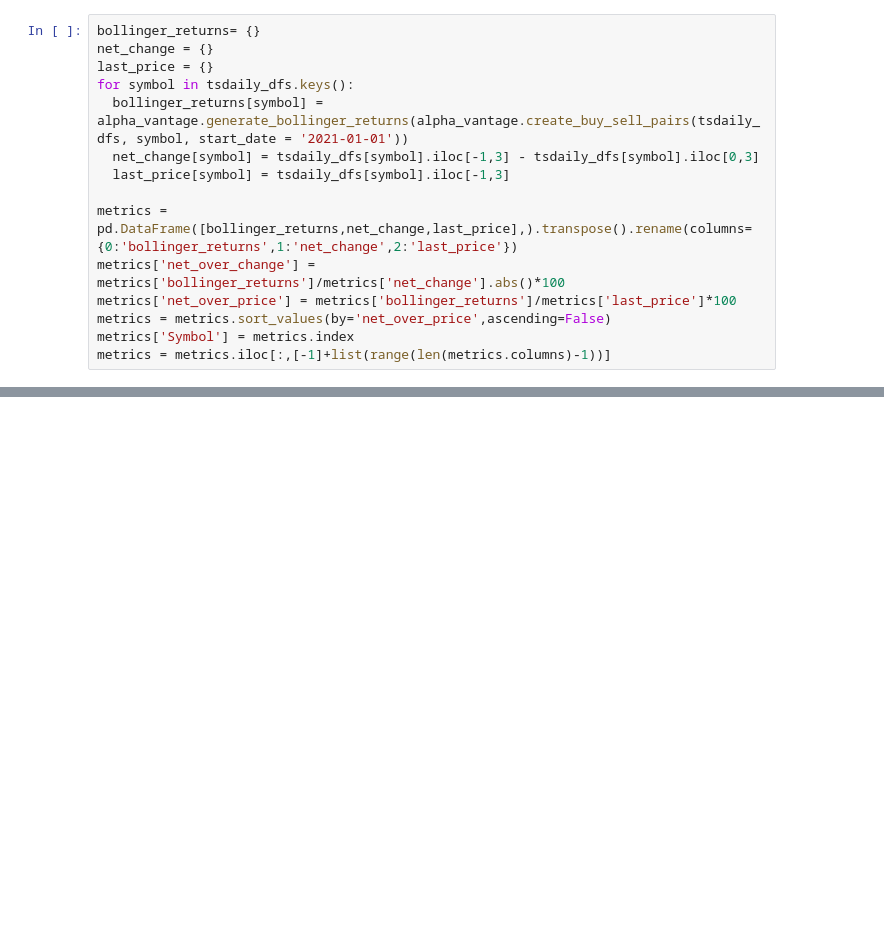
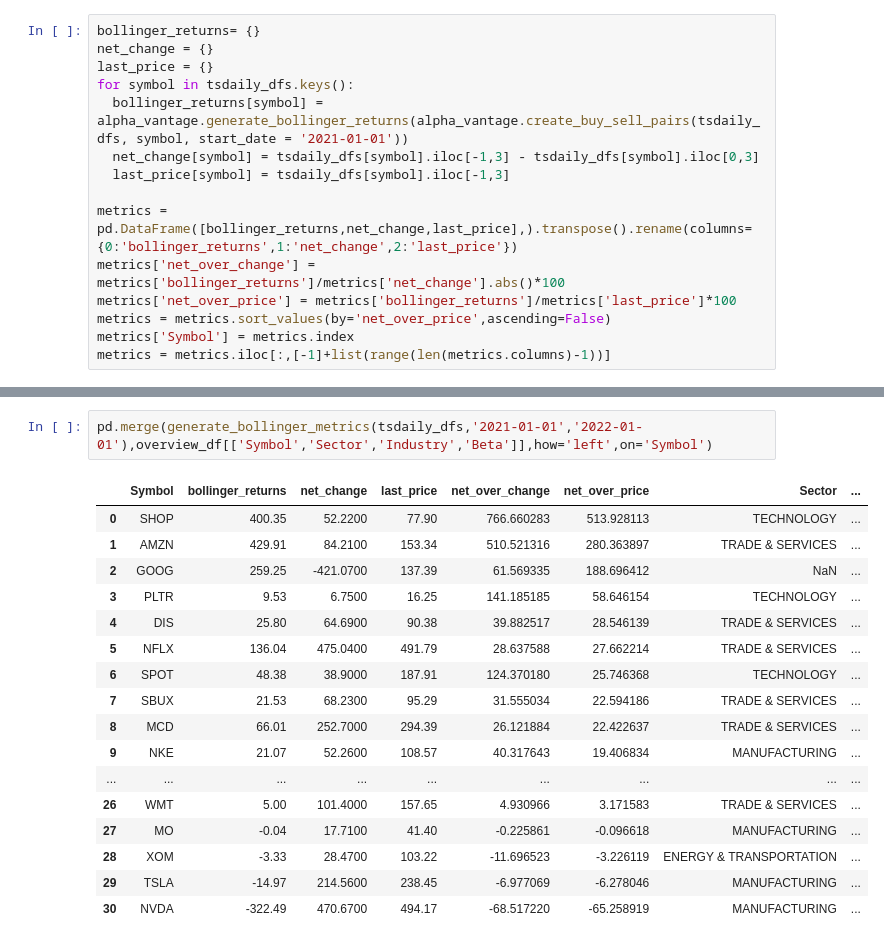
Before and after one commit to zhems/StockAnalysis, a Jupyter notebook: bollinger_bands/bollinger_indepth.ipynb, the cells around one changed output, grey strips where cells are left out. Drawn from its saved outputs; the diff is of its cells as text; blank space fills up the shorter version.

```diff
--- a/bollinger_bands/bollinger_indepth.ipynb
+++ b/bollinger_bands/bollinger_indepth.ipynb
@@ -108,3 +198,23 @@ metrics = metrics.iloc[:,[-1]+list(range(len(metrics.columns)-1))]
+# %%
+pd.merge(generate_bollinger_metrics(tsdaily_dfs,'2021-01-01','2022-01-01'),overview_df[['Symbol','Sector','Industry','Beta']],how='left',on='Symbol')
+# %% [output]
+|  | Symbol | bollinger_returns | net_change | last_price | net_over_change | net_over_price | Sector | ... |
+| 0 | SHOP | 400.35 | 52.2200 | 77.90 | 766.660283 | 513.928113 | TECHNOLOGY | ... |
+| 1 | AMZN | 429.91 | 84.2100 | 153.34 | 510.521316 | 280.363897 | TRADE & SERVICES | ... |
+| 2 | GOOG | 259.25 | -421.0700 | 137.39 | 61.569335 | 188.696412 | NaN | ... |
+| 3 | PLTR | 9.53 | 6.7500 | 16.25 | 141.185185 | 58.646154 | TECHNOLOGY | ... |
+| 4 | DIS | 25.80 | 64.6900 | 90.38 | 39.882517 | 28.546139 | TRADE & SERVICES | ... |
+| 5 | NFLX | 136.04 | 475.0400 | 491.79 | 28.637588 | 27.662214 | TRADE & SERVICES | ... |
+| 6 | SPOT | 48.38 | 38.9000 | 187.91 | 124.370180 | 25.746368 | TECHNOLOGY | ... |
+| 7 | SBUX | 21.53 | 68.2300 | 95.29 | 31.555034 | 22.594186 | TRADE & SERVICES | ... |
+| 8 | MCD | 66.01 | 252.7000 | 294.39 | 26.121884 | 22.422637 | TRADE & SERVICES | ... |
+| 9 | NKE | 21.07 | 52.2600 | 108.57 | 40.317643 | 19.406834 | MANUFACTURING | ... |
+| ... | ... | ... | ... | ... | ... | ... | ... | ... |
+| 26 | WMT | 5.00 | 101.4000 | 157.65 | 4.930966 | 3.171583 | TRADE & SERVICES | ... |
+| 27 | MO | -0.04 | 17.7100 | 41.40 | -0.225861 | -0.096618 | MANUFACTURING | ... |
+| 28 | XOM | -3.33 | 28.4700 | 103.22 | -11.696523 | -3.226119 | ENERGY & TRANSPORTATION | ... |
+| 29 | TSLA | -14.97 | 214.5600 | 238.45 | -6.977069 | -6.278046 | MANUFACTURING | ... |
+| 30 | NVDA | -322.49 | 470.6700 | 494.17 | -68.517220 | -65.258919 | MANUFACTURING | ... |
 # %%
 pd.merge(metrics,overview_df[['Symbol','Sector','Industry','Beta']],how='left',on='Symbol')
 # %% [output]
```
Also changed, not shown: parts of 9 cells of this notebook, 34 other files.
